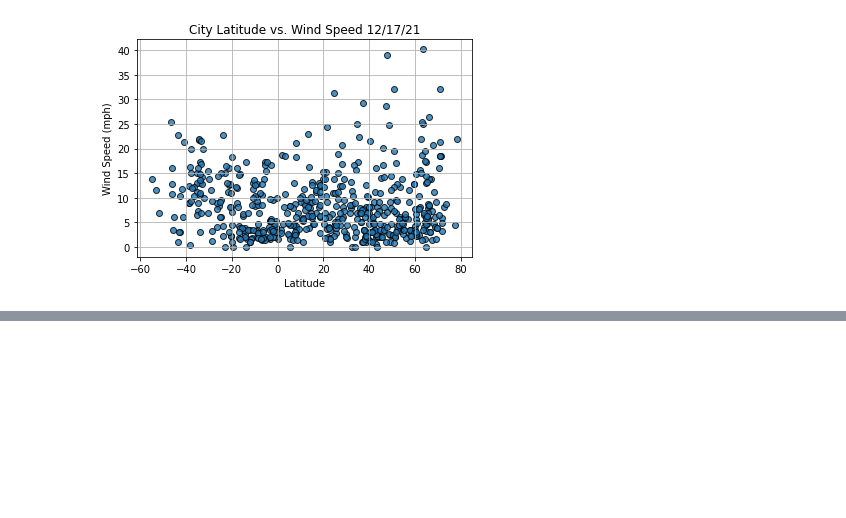
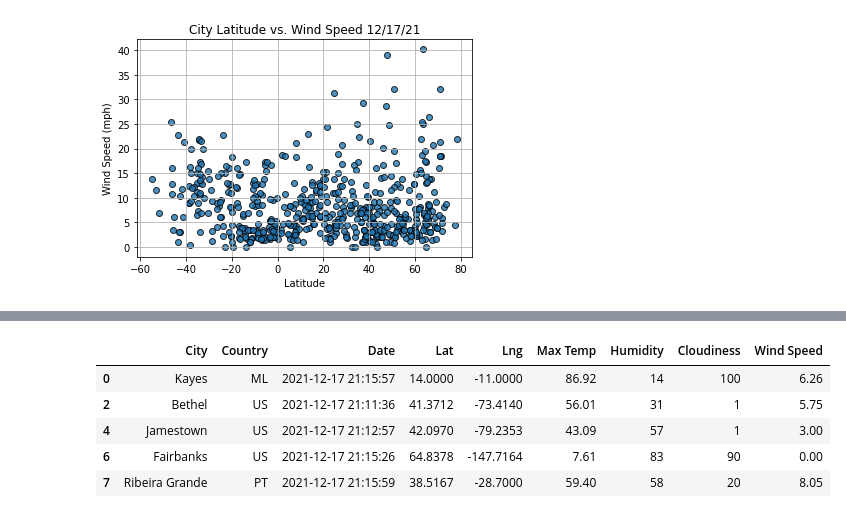
Before and after one commit to DarlenePenn/World_Weather_Analysis, a Jupyter notebook: WeatherPy.ipynb, the cells around one changed output, grey strips where cells are left out. Cells and saved outputs as stored; diff of their text form; code cells hidden in the pictures; blank space fills up the shorter version.

```diff
--- a/WeatherPy.ipynb
+++ b/WeatherPy.ipynb
@@ -250,0 +289,9 @@ plt.show()
+# %%
+city_data_df.loc[(city_data_df["Lat"] >= 0)].head()
+# %% [output]
+|  | City | Country | Date | Lat | Lng | Max Temp | Humidity | Cloudiness | Wind Speed |
+| 0 | Kayes | ML | 2021-12-17 21:15:57 | 14.0000 | -11.0000 | 86.92 | 14 | 100 | 6.26 |
+| 2 | Bethel | US | 2021-12-17 21:11:36 | 41.3712 | -73.4140 | 56.01 | 31 | 1 | 5.75 |
+| 4 | Jamestown | US | 2021-12-17 21:12:57 | 42.0970 | -79.2353 | 43.09 | 57 | 1 | 3.00 |
+| 6 | Fairbanks | US | 2021-12-17 21:15:26 | 64.8378 | -147.7164 | 7.61 | 83 | 90 | 0.00 |
+| 7 | Ribeira Grande | PT | 2021-12-17 21:15:59 | 38.5167 | -28.7000 | 59.40 | 58 | 20 | 8.05 |
```
Also changed, not shown: parts of 4 cells of this notebook.
